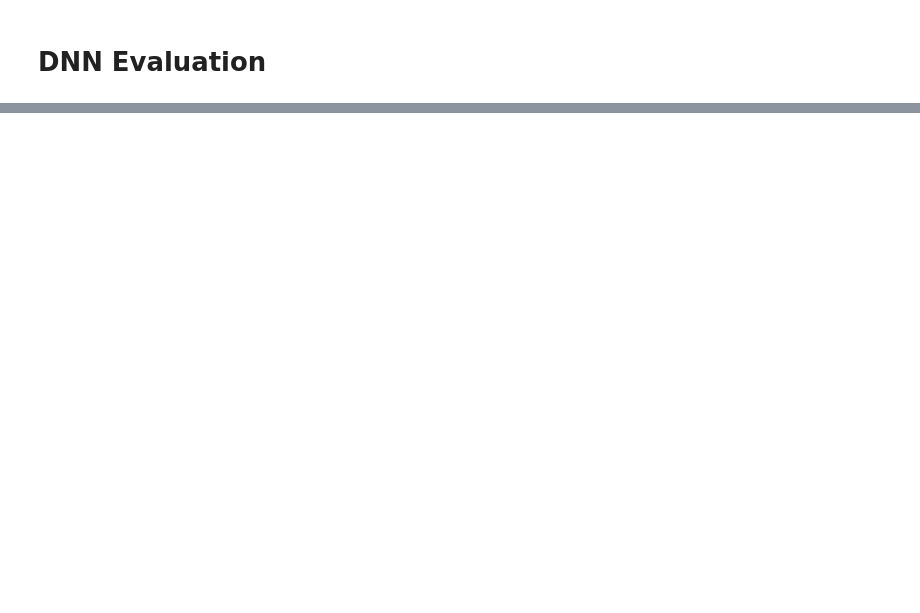
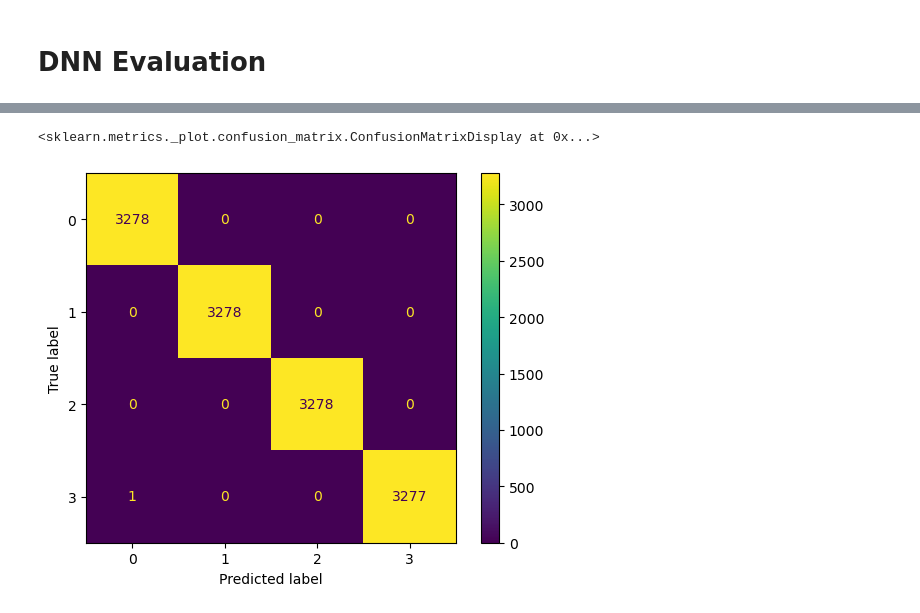
Before and after one commit to navidaftabi/rnn_paper, a Jupyter notebook: dnn10_test.ipynb, the cells around one changed output, grey strips where cells are left out. Drawn from its saved outputs; the diff is of its cells as text; code cells hidden in the pictures; blank space fills up the shorter version.

```diff
--- a/dnn10_test.ipynb
+++ b/dnn10_test.ipynb
@@ -170,0 +181,9 @@ ConfusionMatrixDisplay(cm, display_labels=[0,1,2,3]).plot()
+# %%
+# severity 6
+pp = torch.argmax(pred[0,6], dim=1).numpy()
+yy = torch.argmax(y, dim=1).numpy()
+cm = confusion_matrix(yy,pp, labels=[0,1,2,3])
+ConfusionMatrixDisplay(cm, display_labels=[0,1,2,3]).plot()
+# %% [output]
+<sklearn.metrics._plot.confusion_matrix.ConfusionMatrixDisplay at 0x...>
+[figure, added]
```
Also changed, not shown: parts of 59 cells of this notebook, 2 other files.
